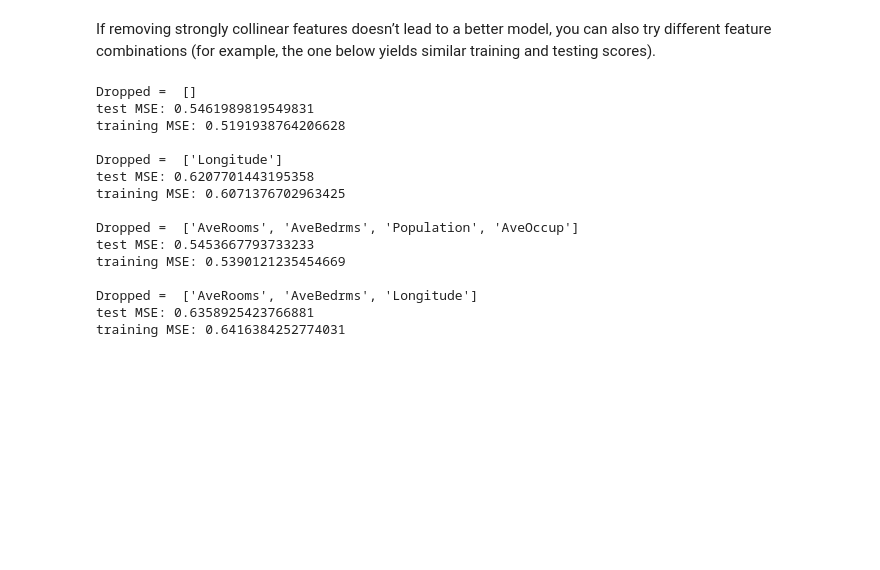
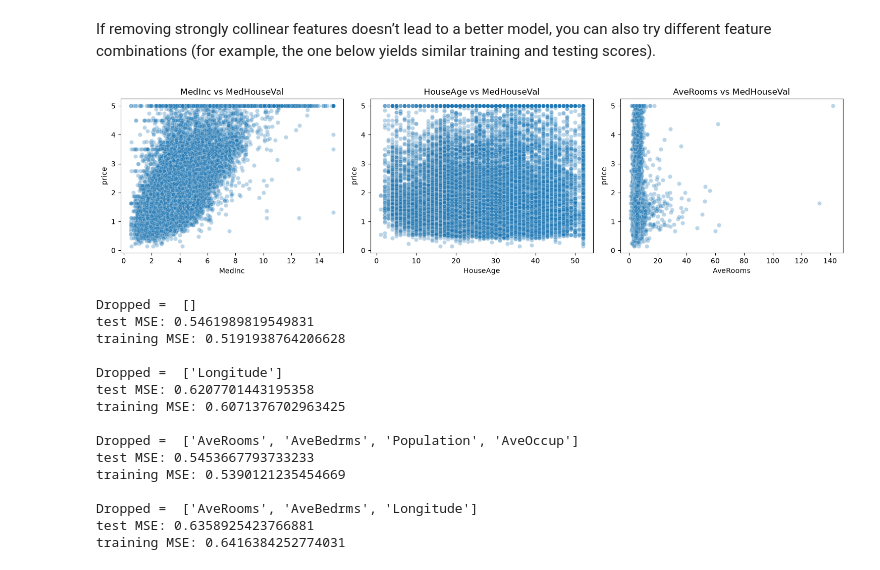
Before and after one commit to srcccninta/RegLin, a Jupyter notebook: RL_Ressources/Notebooks/02b-LinearRegressionForPrediction.ipynb, the cells around one changed output. Cells and saved outputs as stored; diff of their text form; code cells hidden in the pictures; blank space fills up the shorter version.

Commit message:
New plot in housing

```diff
--- a/RL_Ressources/Notebooks/02b-LinearRegressionForPrediction.ipynb
+++ b/RL_Ressources/Notebooks/02b-LinearRegressionForPrediction.ipynb
@@ -275,6 +275,25 @@ _ = sns.heatmap(df.corr(), cmap="RdBu_r", vmin=-1, vmax=1)
 [figure]
 # %% [markdown]
 If removing strongly collinear features doesn’t lead to a better model, you can also try different feature combinations (for example, the one below yields similar training and testing scores).
+# %%
+features = ['MedInc', 'HouseAge', 'AveRooms']
+
+fig, axes = plt.subplots(1, 3, figsize=(15, 4))
+
+for i, feature in enumerate(features):
+    sns.scatterplot(
+        data=df,
+        x=feature,
+        y='price',
+        ax=axes[i],
+        alpha=0.3
+    )
+    axes[i].set_title(f'{feature} vs MedHouseVal')
+
+plt.tight_layout()
+plt.show()
+# %% [output]
+[figure, added]
 # %%
 def train_mod(X, y, to_drop):
     X = X1.copy().drop(to_drop, axis=1)
```
Also changed, not shown: parts of 2 cells of this notebook.
